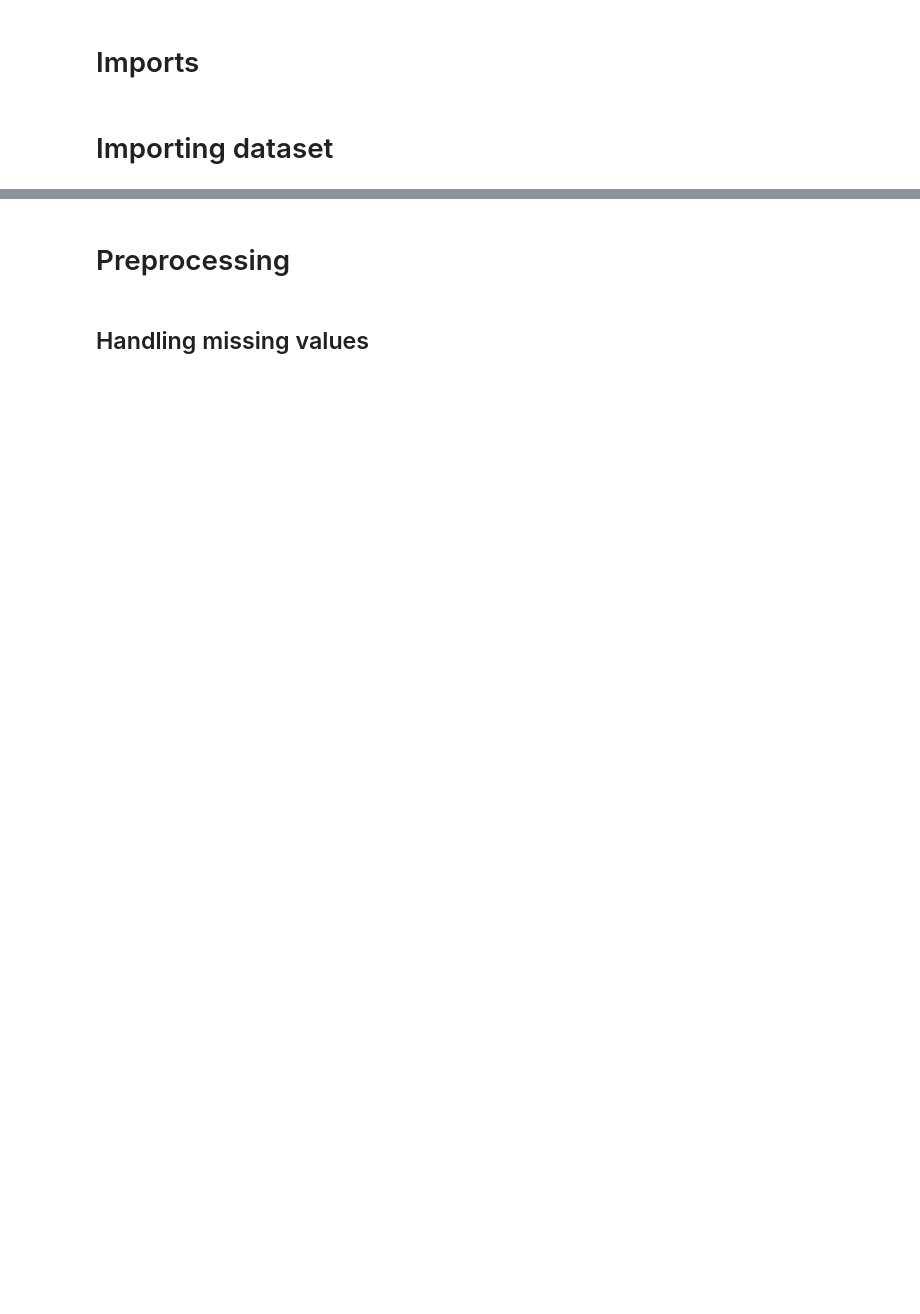
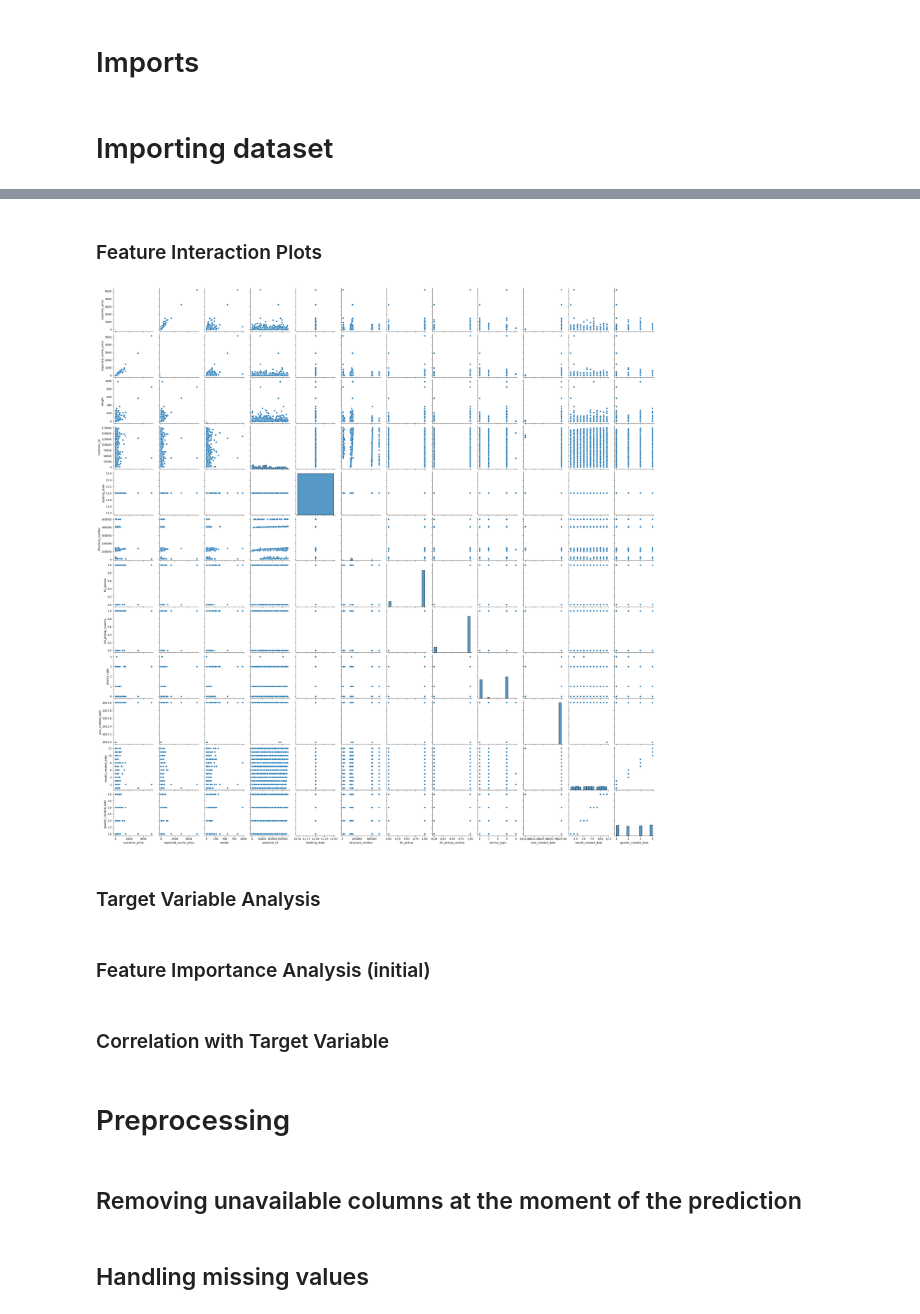
Before and after one commit to BianchiLuca28/FHNW-BI-LMS, a Jupyter notebook: notebooks/notebook1_luca.ipynb, the cells around one changed output, grey strips where cells are left out. Cells and saved outputs as stored; diff of their text form; code cells hidden in the pictures; blank space fills up the shorter version.

```diff
--- a/notebooks/notebook1_luca.ipynb
+++ b/notebooks/notebook1_luca.ipynb
@@ -38,0 +122,10 @@ df.head()
+# %%
+# Plot distribution for each numerical feature
+numerical_features = df.select_dtypes(include=['int64', 'float64']).columns
+
+for feature in numerical_features:
+    plt.figure(figsize=(8, 4))
+    sns.histplot(df[feature], kde=True)
+    plt.title(f"Distribution of {feature}")
+    plt.xlabel(feature)
+    plt.show()
@@ -38,0 +142,11 @@ df.head()
+# %% [markdown]
+### Feature Interaction Plots
+# %%
+# Pair plot for numerical features (downsample to avoid overload if data is large)
+sampled_data = df.sample(5000)  # Sample a subset to avoid overloading the plot
+sns.pairplot(sampled_data[numerical_features.columns])
+plt.show()
+# %% [output]
+[figure, added]
+# %% [markdown]
+### Target Variable Analysis
@@ -38,0 +161,2 @@ df.head()
+# %% [markdown]
+### Feature Importance Analysis (initial)
@@ -38,0 +185,2 @@ df.head()
+# %% [markdown]
+### Correlation with Target Variable
@@ -39,2 +196,4 @@ df.head()
 # %% [markdown]
 # Preprocessing
+# %% [markdown]
+## Removing unavailable columns at the moment of the prediction
```
Also changed, not shown: parts of 35 cells of this notebook.
